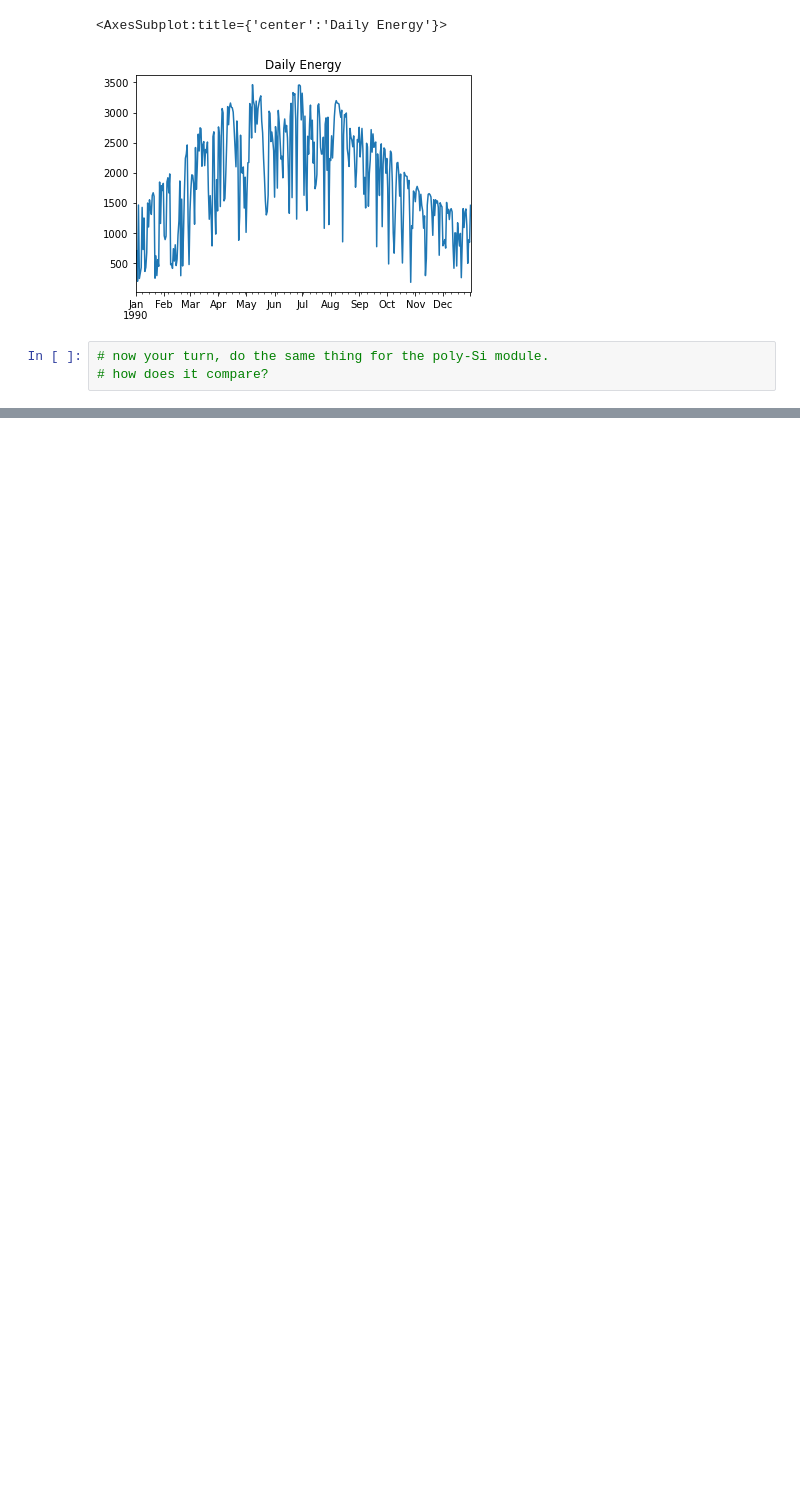
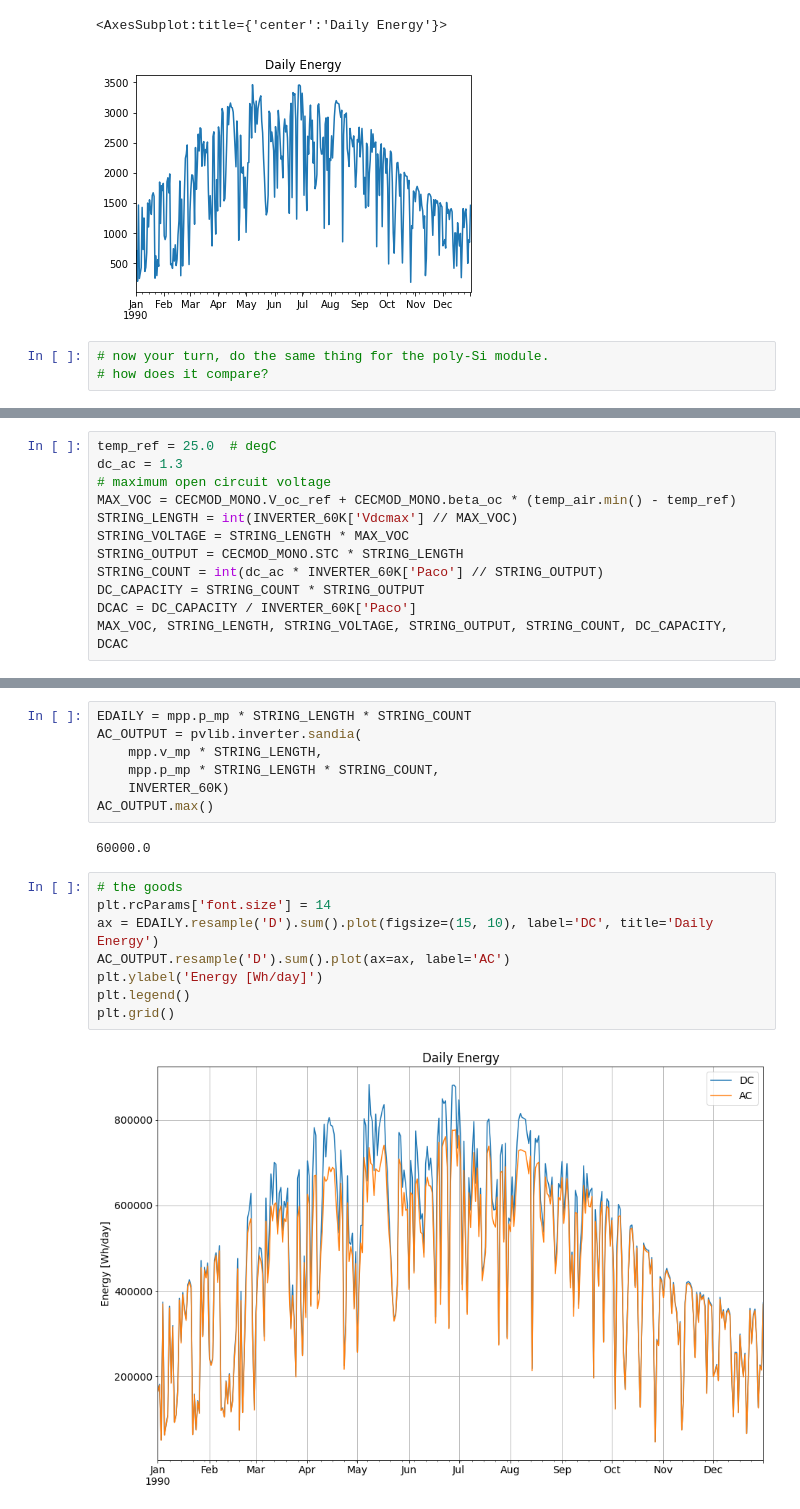
Before and after one commit to PV-Tutorials/pyData-2021-Solar-PV-Modeling, a Jupyter notebook: Tutorial A - Single Diode Model.ipynb, the cells around one changed output, grey strips where cells are left out. Saved outputs shown, nothing was run; the diff lists cells and outputs as text; blank space fills up the shorter version.

```diff
--- a/Tutorial A - Single Diode Model.ipynb
+++ b/Tutorial A - Single Diode Model.ipynb
@@ -122,0 +126,12 @@ Edaily.plot(title='Daily Energy')
+# %%
+temp_ref = 25.0  # degC
+dc_ac = 1.3
+# maximum open circuit voltage
+MAX_VOC = CECMOD_MONO.V_oc_ref + CECMOD_MONO.beta_oc * (temp_air.min() - temp_ref)
+STRING_LENGTH = int(INVERTER_60K['Vdcmax'] // MAX_VOC)
+STRING_VOLTAGE = STRING_LENGTH * MAX_VOC
+STRING_OUTPUT = CECMOD_MONO.STC * STRING_LENGTH
+STRING_COUNT = int(dc_ac * INVERTER_60K['Paco'] // STRING_OUTPUT)
+DC_CAPACITY = STRING_COUNT * STRING_OUTPUT
+DCAC = DC_CAPACITY / INVERTER_60K['Paco']
+MAX_VOC, STRING_LENGTH, STRING_VOLTAGE, STRING_OUTPUT, STRING_COUNT, DC_CAPACITY, DCAC
@@ -123,2 +143,21 @@ Edaily.plot(title='Daily Energy')
+# %%
+EDAILY = mpp.p_mp * STRING_LENGTH * STRING_COUNT
+AC_OUTPUT = pvlib.inverter.sandia(
+    mpp.v_mp * STRING_LENGTH,
+    mpp.p_mp * STRING_LENGTH * STRING_COUNT,
+    INVERTER_60K)
+AC_OUTPUT.max()
+# %% [output]
+60000.0
+# %%
+# the goods
+plt.rcParams['font.size'] = 14
+ax = EDAILY.resample('D').sum().plot(figsize=(15, 10), label='DC', title='Daily Energy')
+AC_OUTPUT.resample('D').sum().plot(ax=ax, label='AC')
+plt.ylabel('Energy [Wh/day]')
+plt.legend()
+plt.grid()
+# %% [output]
+[figure, added]
 # %% [markdown]
 <a rel="license" href="http://creativecommons.org/licenses/by/4.0/"><img alt="Creative Commons License" style="border-width:0" src="https://i.creativecommons.org/l/by/4.0/88x31.png" /></a><br />This work is licensed under a <a rel="license" href="http://creativecommons.org/licenses/by/4.0/">Creative Commons Attribution 4.0 International License</a>.
```
Also changed, not shown: parts of 6 cells of this notebook, 1 other file.
